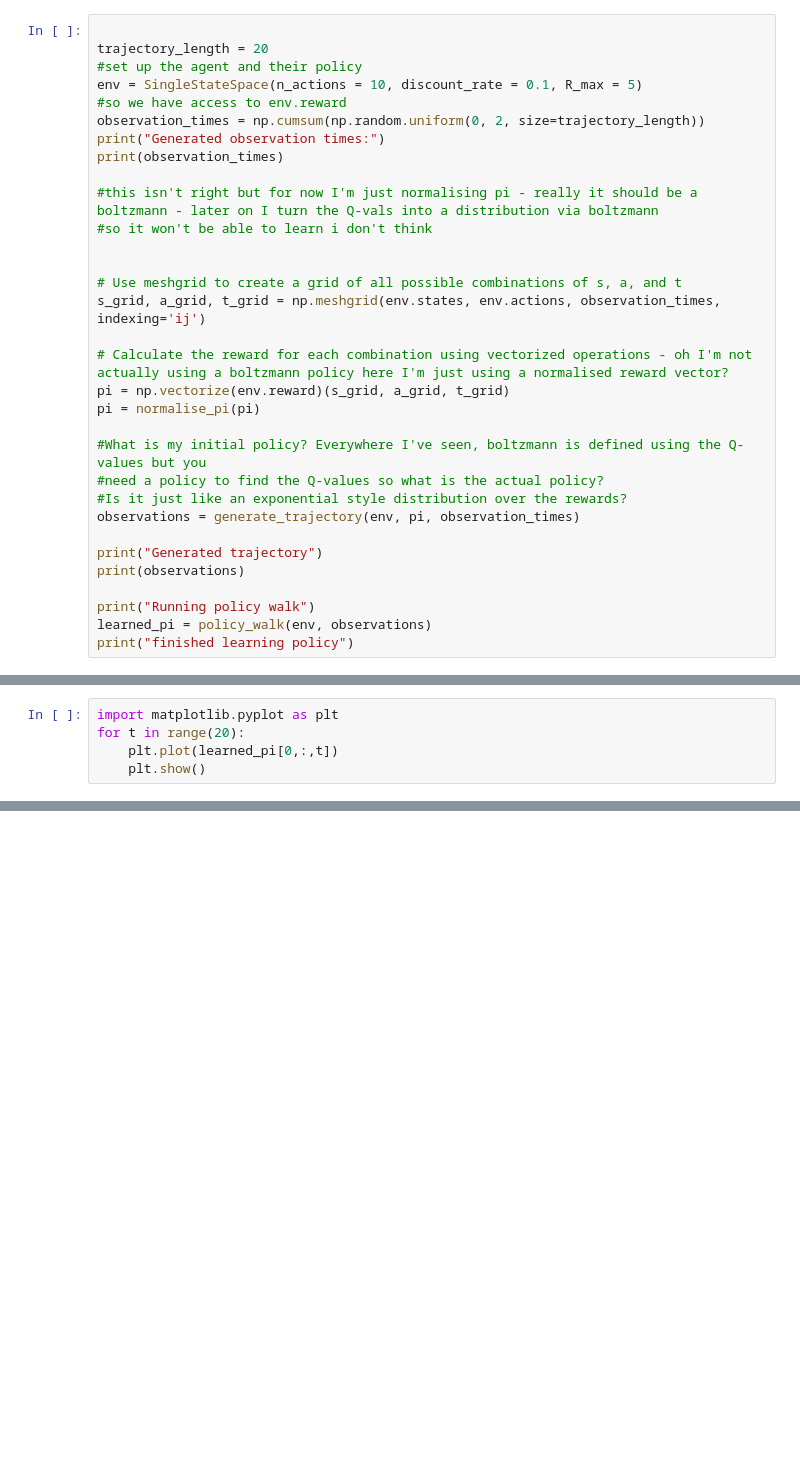
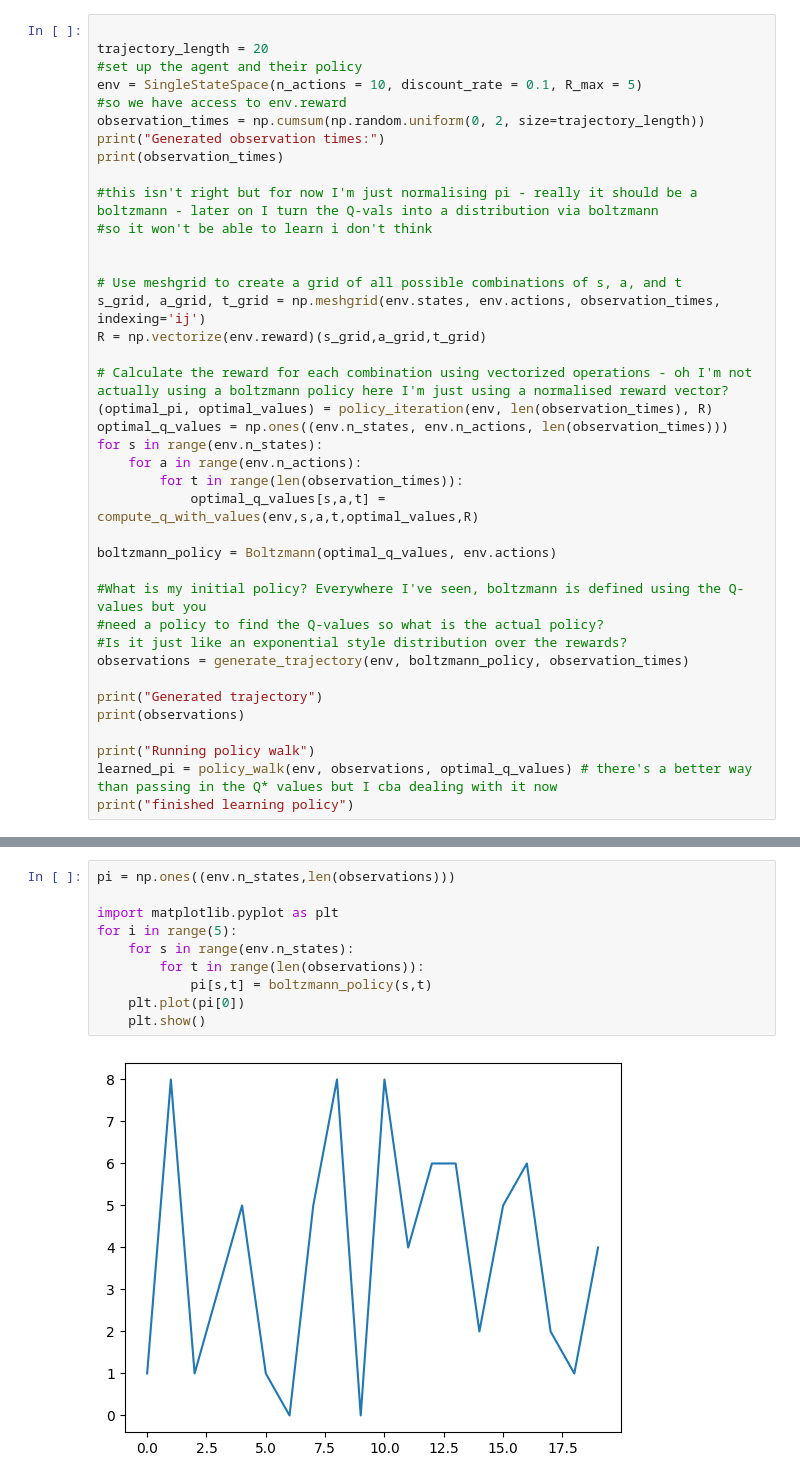
Before and after one commit to tommstuart/IRLProject, a Jupyter notebook: src/testing.ipynb, the cells around one changed output, grey strips where cells are left out. Drawn from its saved outputs; the diff is of its cells as text; blank space fills up the shorter version.

```diff
--- a/src/testing.ipynb
+++ b/src/testing.ipynb
@@ -23,21 +26,28 @@ print(observation_times)
 
 # Use meshgrid to create a grid of all possible combinations of s, a, and t
 s_grid, a_grid, t_grid = np.meshgrid(env.states, env.actions, observation_times, indexing='ij')
+R = np.vectorize(env.reward)(s_grid,a_grid,t_grid)
 
 # Calculate the reward for each combination using vectorized operations - oh I'm not actually using a boltzmann policy here I'm just using a normalised reward vector?
-pi = np.vectorize(env.reward)(s_grid, a_grid, t_grid)
-pi = normalise_pi(pi)
+(optimal_pi, optimal_values) = policy_iteration(env, len(observation_times), R)
+optimal_q_values = np.ones((env.n_states, env.n_actions, len(observation_times)))
+for s in range(env.n_states):
+    for a in range(env.n_actions):
+        for t in range(len(observation_times)):
+            optimal_q_values[s,a,t] = compute_q_with_values(env,s,a,t,optimal_values,R)
+
+boltzmann_policy = Boltzmann(optimal_q_values, env.actions)
 
 #What is my initial policy? Everywhere I've seen, boltzmann is defined using the Q-values but you
 #need a policy to find the Q-values so what is the actual policy?
 #Is it just like an exponential style distribution over the rewards?
-observations = generate_trajectory(env, pi, observation_times)
+observations = generate_trajectory(env, boltzmann_policy, observation_times)
 
 print("Generated trajectory")
 print(observations)
 
 print("Running policy walk")
-learned_pi = policy_walk(env, observations)
+learned_pi = policy_walk(env, observations, optimal_q_values) # there's a better way than passing in the Q* values but I cba dealing with it now
 print("finished learning policy")
 # %% [output]
 Generated observation times:
@@ -61,5 +70,0 @@ KeyboardInterrupt:
-# %%
-import matplotlib.pyplot as plt
-for t in range(20):
-    plt.plot(learned_pi[0,:,t])
-    plt.show()
@@ -79,0 +71,12 @@ for t in range(20):
+# %%
+pi = np.ones((env.n_states,len(observations)))
+
+import matplotlib.pyplot as plt
+for i in range(5):
+    for s in range(env.n_states):
+        for t in range(len(observations)):
+            pi[s,t] = boltzmann_policy(s,t)
+    plt.plot(pi[0])
+    plt.show()
+# %% [output]
+[figure, added]
```
Also changed, not shown: parts of 4 cells of this notebook, 4 other files.
